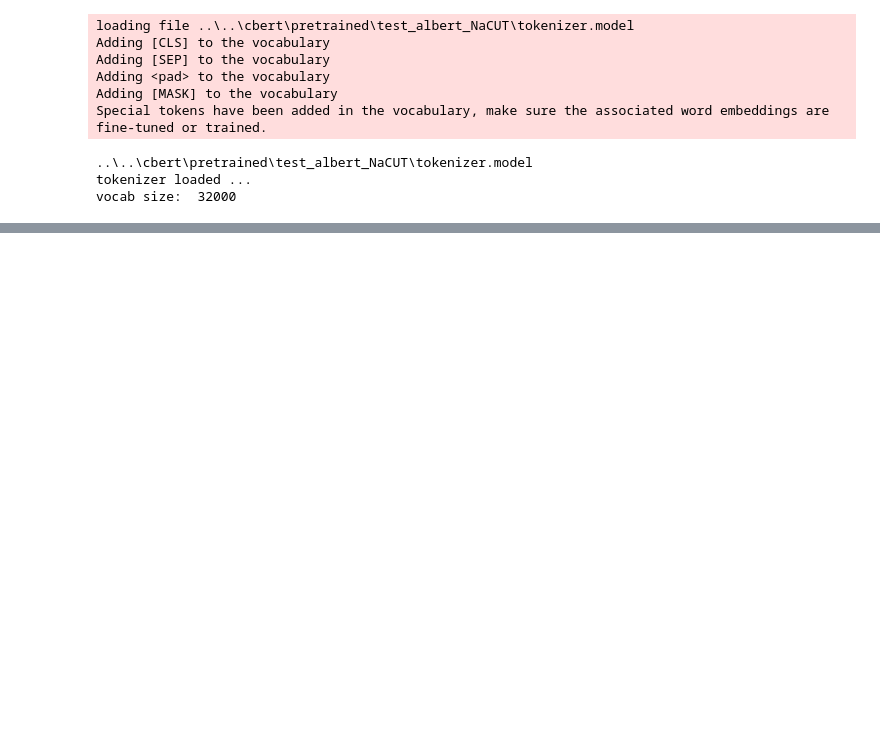
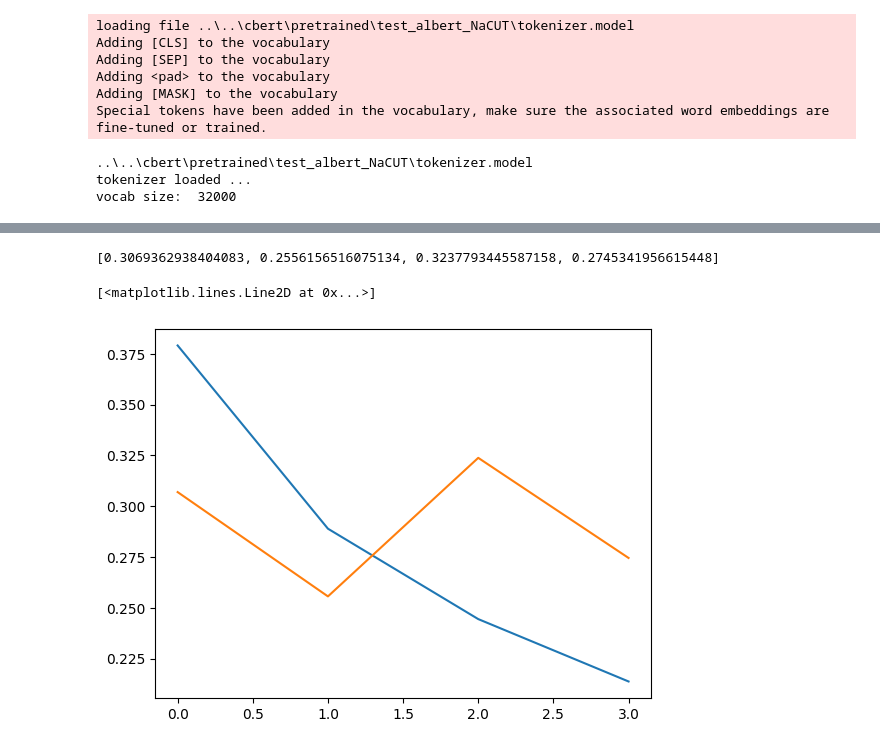
Before and after one commit to xzhou29/DNa-VulBERTa, a Jupyter notebook: notebooks/task_devign.ipynb, the cells around one changed output, grey strips where cells are left out. Drawn from its saved outputs; the diff is of its cells as text; code cells hidden in the pictures; blank space fills up the shorter version.

```diff
--- a/notebooks/task_devign.ipynb
+++ b/notebooks/task_devign.ipynb
@@ -646,26 +656,30 @@ Time: 0m 40s
 # %%
 
 # out_dir_model = '{}/classification_model_4000'.format(out_dir)
 
-test_dir_model = '{}/classification_model_500'.format(out_dir)
+test_dir_model = '{}/classification_model_600'.format(out_dir)
 
 PATH = os.path.join(test_dir_model, 'BERTSourceBinaryClassification.pt')
 model.load_state_dict(torch.load(PATH))
 model.eval()
 
 with open(test_dir_model + '/train_losses.pkl', 'rb') as f:
     train_losses = pickle.load(f)
 
 with open(test_dir_model + '/val_losses.pkl', 'rb') as f:
     val_losses = pickle.load(f)
 
 print(val_losses)
 from matplotlib import pyplot as plt
 %matplotlib inline
 
 plt.figure()
 plt.plot(train_losses)
 plt.plot(val_losses)
+# %% [output]
+[0.3069362938404083, 0.2556156516075134, 0.3237793445587158, 0.2745341956615448]
+[<matplotlib.lines.Line2D at 0x...>]
+[figure, added]
 # %%
 from tqdm import tqdm
 # test_data = test_data[:100]
```
Also changed, not shown: parts of 15 cells of this notebook.
